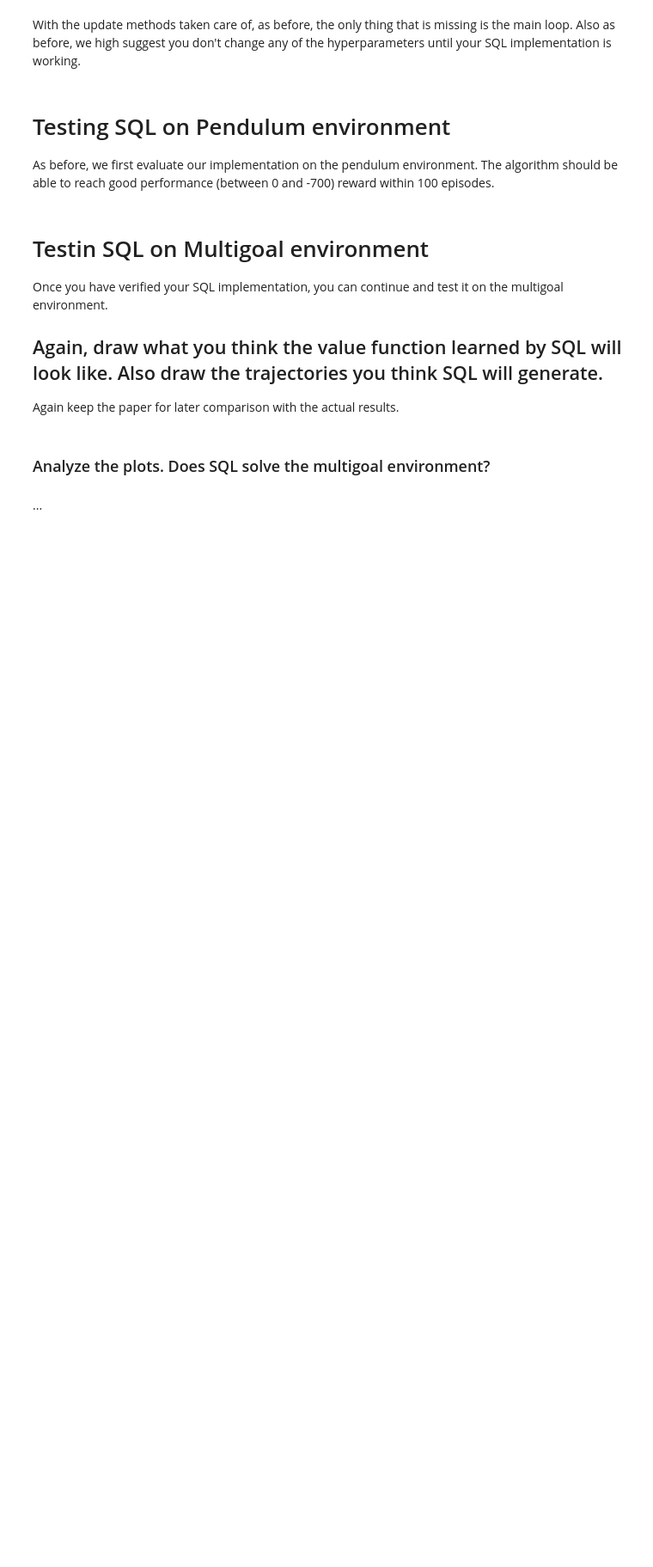
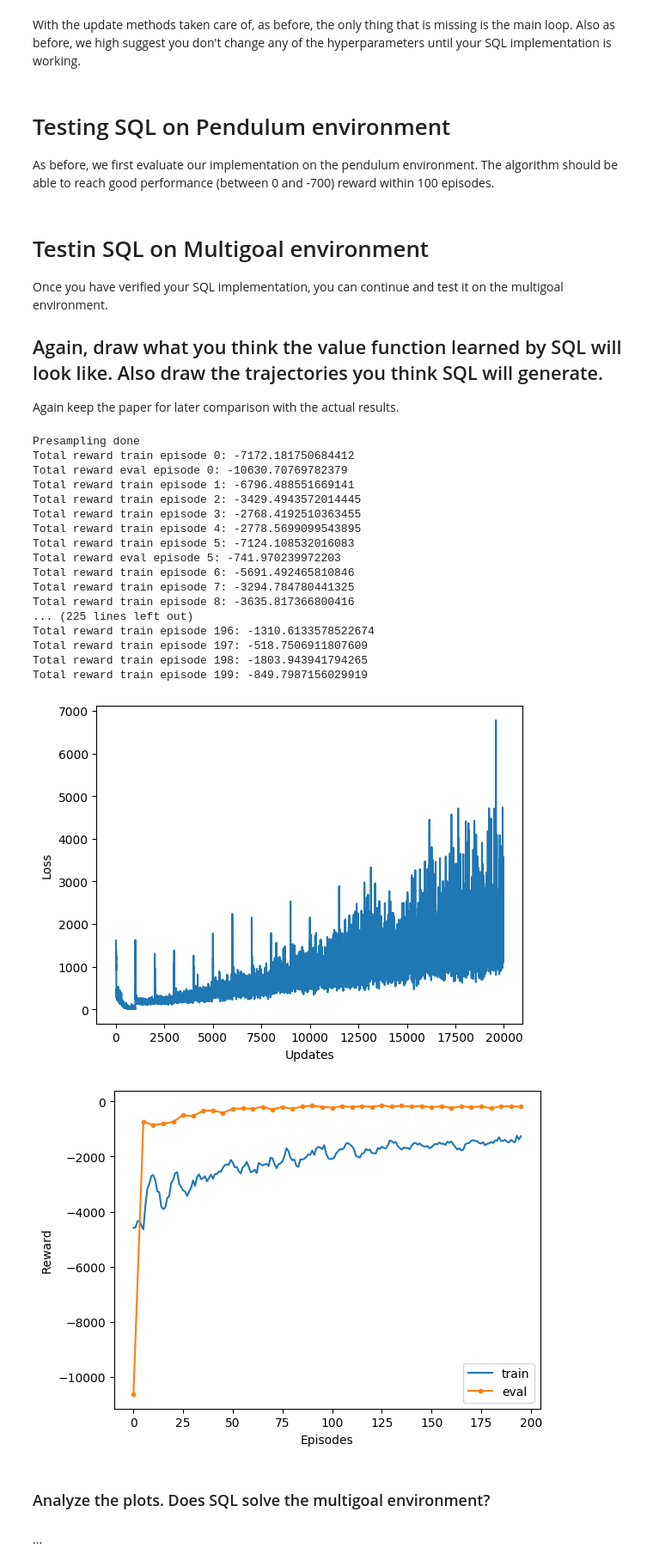
Before and after one commit to bluelancer/WASPRL2022Lab2, a Jupyter notebook: Lab.ipynb, the cells around one changed output. Shown: that part at 86% size. Saved outputs shown, nothing was run; the diff lists cells and outputs as text; code cells hidden in the pictures; blank space fills up the shorter version.

```diff
--- a/Lab.ipynb
+++ b/Lab.ipynb
@@ -516,11 +534,11 @@ class SQLAgent:
 
         #  TODO: set these to the right values (these are all integers...)
         # ---------------------
-        q_in_size = None
-        q_out_size = None
-        asvgd_noise_size = None
-        pi_in_size = None
-        pi_out_size = None
+        q_in_size = n_states + n_actions
+        q_out_size = 1
+        asvgd_noise_size = n_actions
+        pi_in_size = asvgd_noise_size + n_states
+        pi_out_size = n_actions
         # ---------------------
 
         # Q network
@@ -567,14 +585,21 @@ class SQLAgent:
             # TODO, calculate the 'target' aka 'desired' value J_Q(\theta), so that we can minimize the loss
             # between q and the target
             # ---------------------
+            proposal_actions = torch.tensor(
+                np.random.uniform(
+                    -1,
+                    1,
+                    size=(next_states.shape[0], self.n_actions)
+                )
+            ).to(torch.float32).to(DEVICE)
 
+            q_soft = self.target_q_net.forward(torch.cat((next_states, proposal_actions), dim=1))
 
+            v_soft = torch.logsumexp(q_soft, dim=1).unsqueeze(1)
+            print(v_soft)
+            v_soft += torch.log(torch.tensor([2]).to(DEVICE)) * self.n_actions
 
-
-            target = None
-
-
-
+            target = self.reward_scale * rewards + self.GAMMA * v_soft * (1 - dones)
 
             # ---------------------
 
@@ -745,7 +770,27 @@ Once you have verified your SQL implementation, you can continue and test it on
 Again keep the paper for later comparison with the actual results.
 # %%
 multigoal_env = MultiGoalEnv()
-sql_agent = sql_algo(multigoal_env, reward_scale=1, n_particles=100)
+sql_agent = sql_algo(multigoal_env, reward_scale=1.0, n_particles=100)
+# %% [output]
+Presampling done
+Total reward train episode 0: -7172.181750684412
+Total reward eval episode 0: -10630.70769782379
+Total reward train episode 1: -6796.488551669141
+Total reward train episode 2: -3429.4943572014445
+Total reward train episode 3: -2768.4192510363455
+Total reward train episode 4: -2778.5699099543895
+Total reward train episode 5: -7124.108532016083
+Total reward eval episode 5: -741.970239972203
+Total reward train episode 6: -5691.492465810846
+Total reward train episode 7: -3294.784780441325
+Total reward train episode 8: -3635.817366800416
+... (225 lines left out)
+Total reward train episode 196: -1310.6133578522674
+Total reward train episode 197: -518.7506911807609
+Total reward train episode 198: -1803.943941794265
+Total reward train episode 199: -849.7987156029919
+[figure, added]
+[figure, added]
 # %% [markdown]
 ### Analyze the plots. Does SQL solve the multigoal environment?
 # %% [markdown]
```
Also changed, not shown: parts of 6 cells of this notebook.
